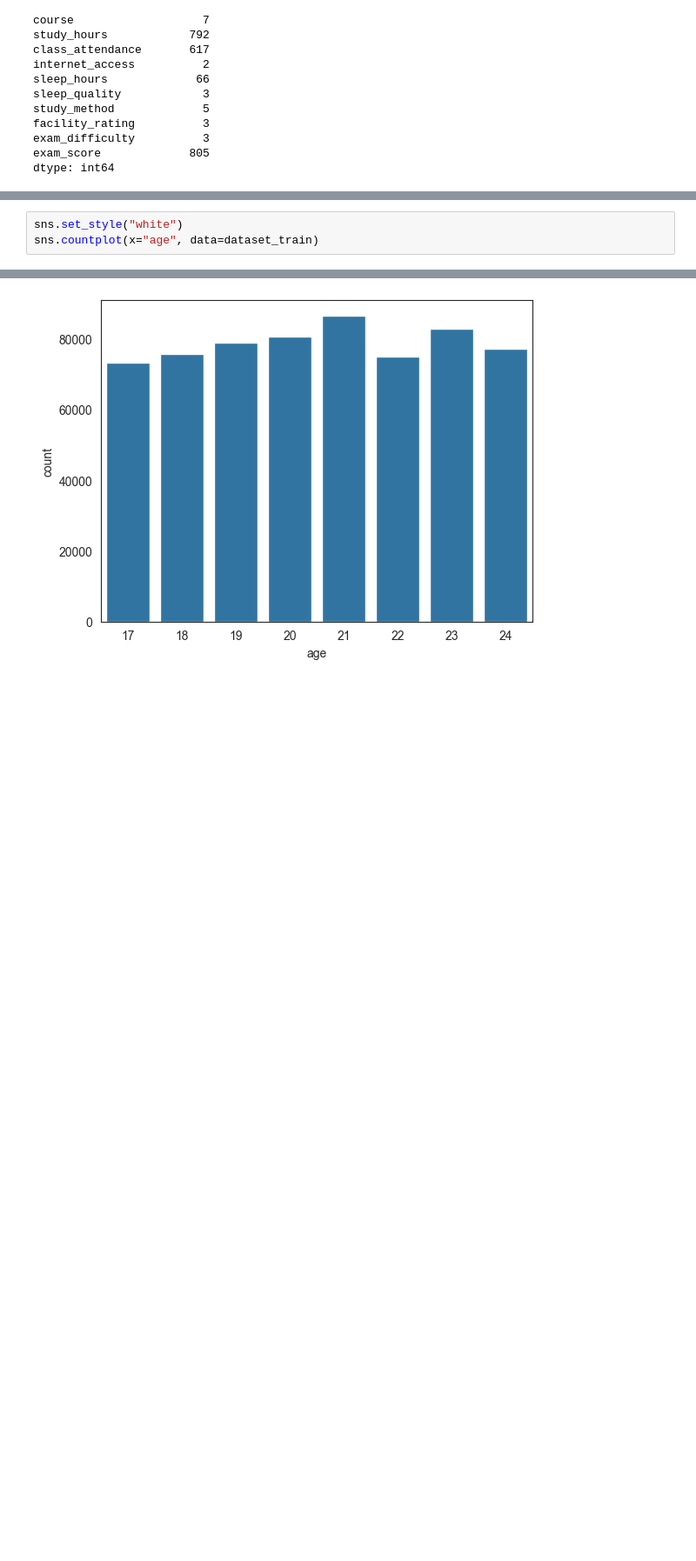
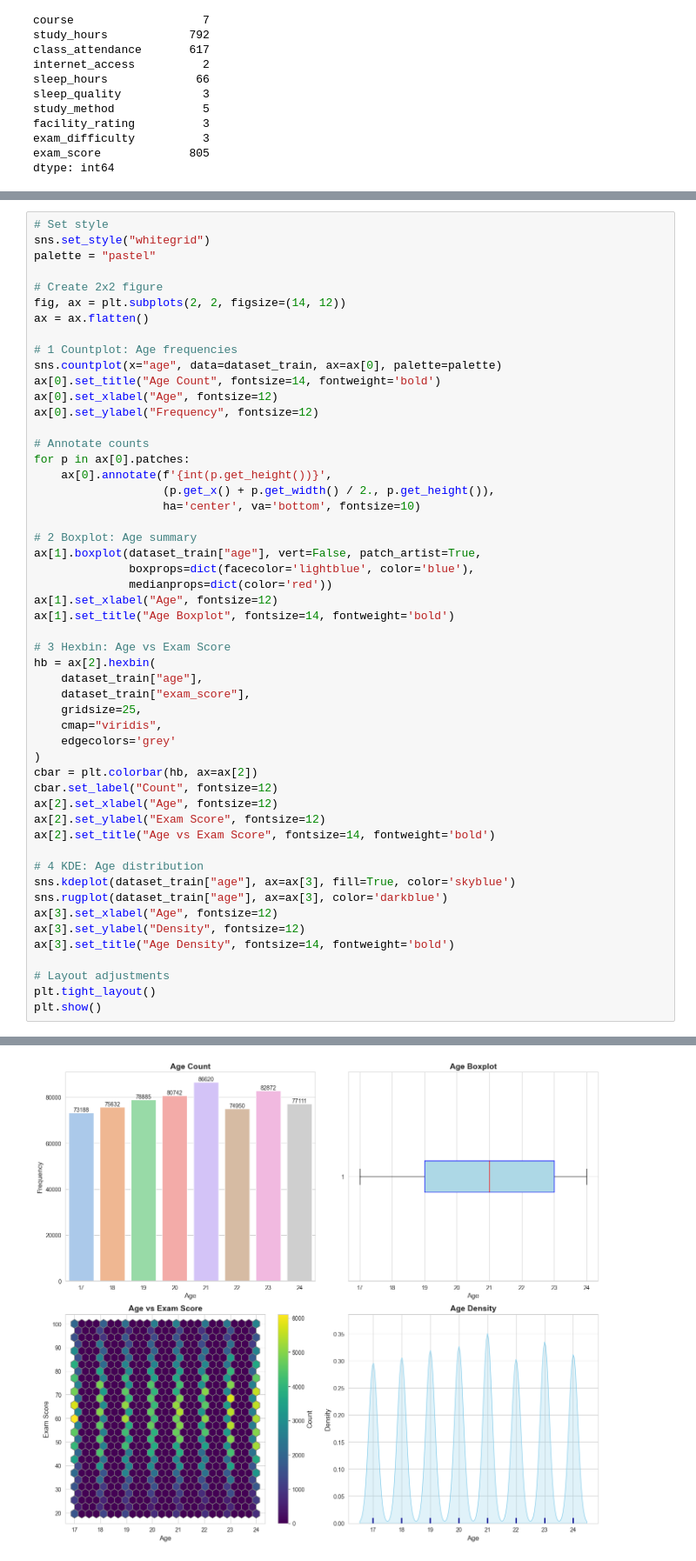
Before and after one commit to matcze/prediction_score, a Jupyter notebook: pred_score.ipynb, the cells around one changed output, grey strips where cells are left out. Shown at 87% size. Saved outputs shown, nothing was run; the diff lists cells and outputs as text; blank space fills up the shorter version.

Commit message:
plots

```diff
--- a/pred_score.ipynb
+++ b/pred_score.ipynb
@@ -75,4 +87,53 @@ dtype: int64
 # %%
-sns.set_style("white")
-sns.countplot(x="age", data=dataset_train)
+# Set style
+sns.set_style("whitegrid")
+palette = "pastel"
+
+# Create 2x2 figure
+fig, ax = plt.subplots(2, 2, figsize=(14, 12))
+ax = ax.flatten()
+
+# 1 Countplot: Age frequencies
+sns.countplot(x="age", data=dataset_train, ax=ax[0], palette=palette)
+ax[0].set_title("Age Count", fontsize=14, fontweight='bold')
+ax[0].set_xlabel("Age", fontsize=12)
+ax[0].set_ylabel("Frequency", fontsize=12)
+
+# Annotate counts
+for p in ax[0].patches:
+    ax[0].annotate(f'{int(p.get_height())}',
+                   (p.get_x() + p.get_width() / 2., p.get_height()),
+                   ha='center', va='bottom', fontsize=10)
+
+# 2 Boxplot: Age summary
+ax[1].boxplot(dataset_train["age"], vert=False, patch_artist=True,
+              boxprops=dict(facecolor='lightblue', color='blue'),
+              medianprops=dict(color='red'))
+ax[1].set_xlabel("Age", fontsize=12)
+ax[1].set_title("Age Boxplot", fontsize=14, fontweight='bold')
+
+# 3 Hexbin: Age vs Exam Score
+hb = ax[2].hexbin(
+    dataset_train["age"],
+    dataset_train["exam_score"],
+    gridsize=25,
+    cmap="viridis",
+    edgecolors='grey'
+)
+cbar = plt.colorbar(hb, ax=ax[2])
+cbar.set_label("Count", fontsize=12)
+ax[2].set_xlabel("Age", fontsize=12)
+ax[2].set_ylabel("Exam Score", fontsize=12)
+ax[2].set_title("Age vs Exam Score", fontsize=14, fontweight='bold')
+
+# 4 KDE: Age distribution
+sns.kdeplot(dataset_train["age"], ax=ax[3], fill=True, color='skyblue')
+sns.rugplot(dataset_train["age"], ax=ax[3], color='darkblue')
+ax[3].set_xlabel("Age", fontsize=12)
+ax[3].set_ylabel("Density", fontsize=12)
+ax[3].set_title("Age Density", fontsize=14, fontweight='bold')
+
+# Layout adjustments
+plt.tight_layout()
+plt.show()
 # %% [output]
@@ -80 +140 @@ sns.countplot(x="age", data=dataset_train)
-[figure, old version]
+[figure, new version]
```
Also changed, not shown: parts of 9 cells of this notebook.
